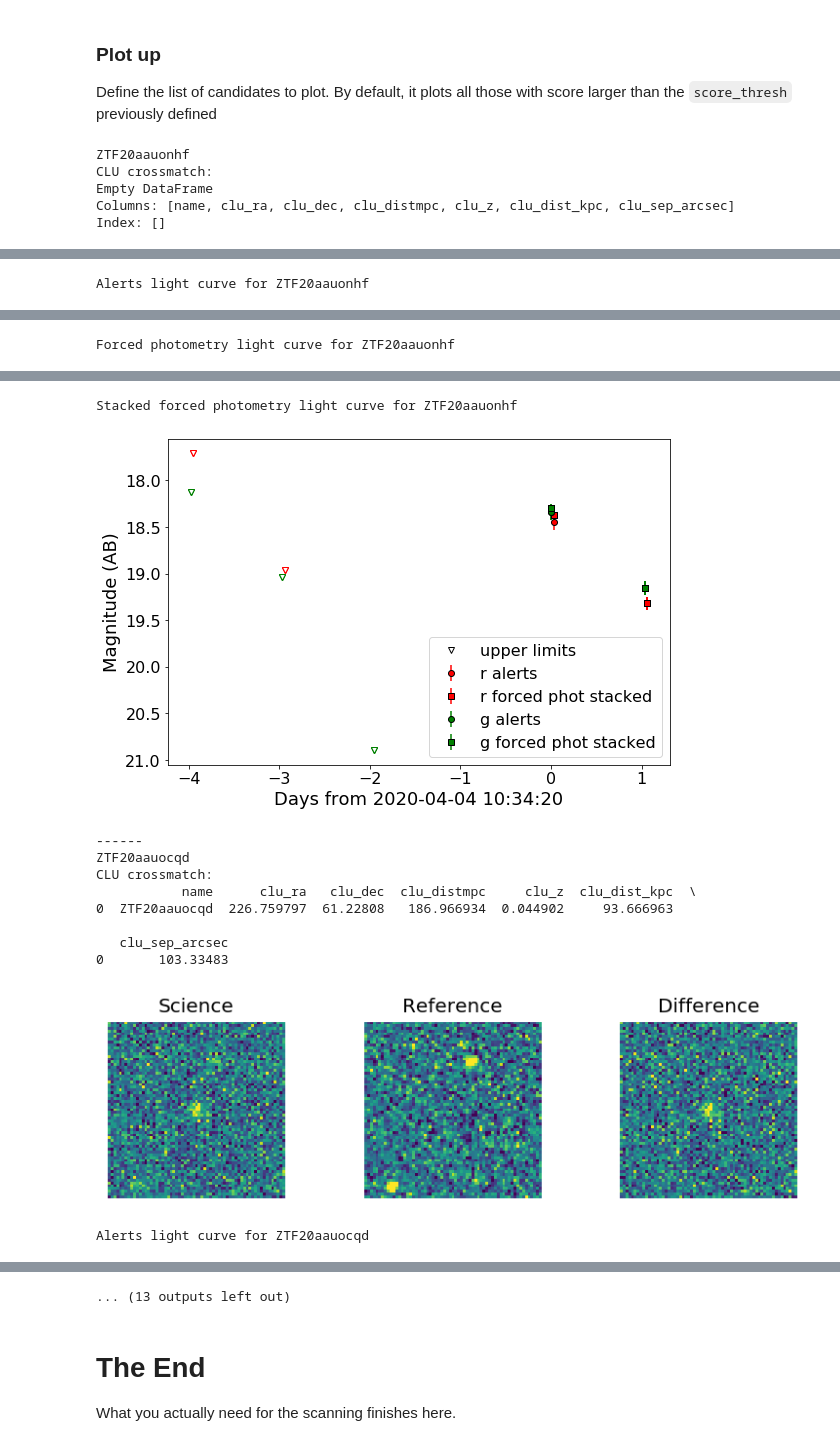
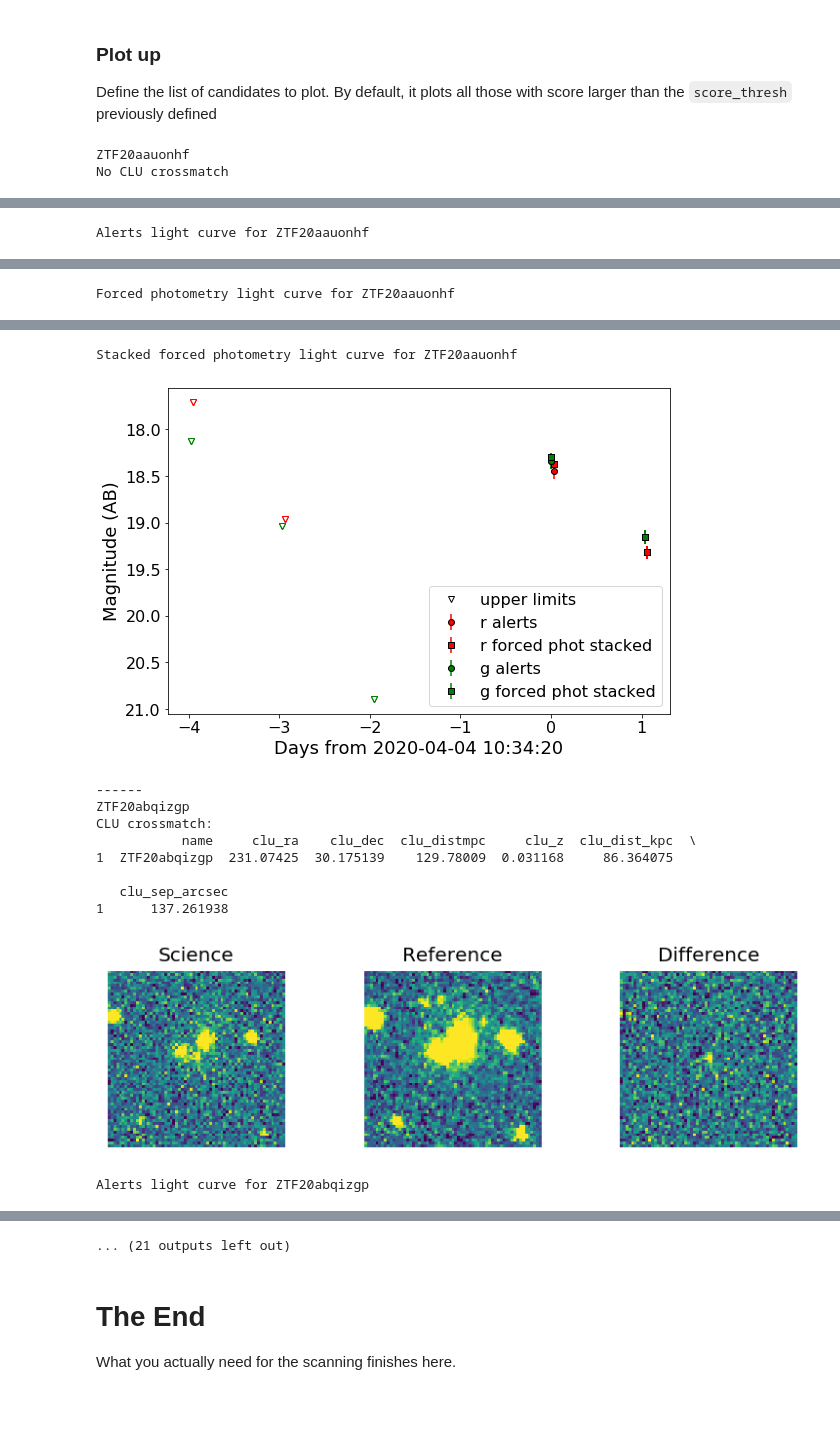
Before and after one commit to growth-astro/ztfrest, a Jupyter notebook: scanning_payground_igor.ipynb, the cells around one changed output, grey strips where cells are left out. Drawn from its saved outputs; the diff is of its cells as text; code cells hidden in the pictures; blank space fills up the shorter version.

Commit message:
Updated scores and threshold

```diff
--- a/scanning_payground_igor.ipynb
+++ b/scanning_payground_igor.ipynb
@@ -389,5 +386,7 @@ galaxy_match_filt = pd.read_sql_query("SELECT name FROM crossmatch \
 WHERE (clu_dist_kpc < 100) and (clu_distmpc > 10)", con).drop_duplicates('name').values
 print('galaxy_match_filt: ' + str(len(galaxy_match_filt)))
 
-scoring_df['galaxy_match_filt'] = [10 if name in galaxy_match_filt else 0 for name in scoring_df['name']]
+
+# Now the CLU crossmatching is giving zero points, change as desired.
+scoring_df['galaxy_match_filt'] = [1 if name in galaxy_match_filt else 0 for name in scoring_df['name']]
 # %% [output]
@@ -428,7 +427,7 @@ result_df.sort_values(by='sum', ascending=False)[:12]
 ### Distribution of the resultng scores
 # %%
 # Define a scoring threshold
-score_thresh = 0
+score_thresh = 1
 # %%
 fig, ax = plt.subplots(1,1)
 print(f"There are {len(result_df[result_df['sum'] > score_thresh])} candidates above the scoring threshold")
@@ -718,45 +717,43 @@ list_out = []
 
 for name in list_names:
     print(name)
-    print("CLU crossmatch:")
     clu_crossmatch = clu[clu['name'] == name]
     if clu_crossmatch.empty:
-        print()
-    print(clu[clu['name'] == name])
+        print("No CLU crossmatch")
+    else:
+        print("CLU crossmatch:")
+        print(clu[clu['name'] == name])
     ###print(glade[glade['name'] == name])
     alerts = get_cutouts(name, username_kowalski, password_kowalski)
     triplet = make_triplet(alerts[0])
     plot_triplet(triplet)
     print(f"Alerts light curve for {name}")
     plot_lc(name, forced=False, stack=False, plot_alerts=True, save=False, inset=False, tr=triplet, plot_cow=False, plot_gfo=False, plot_bulla=False, filtermatch='g')
     print(f"Forced photometry light curve for {name}")
     plot_lc(name, forced=True, stack=False, plot_alerts=True, save=False, inset=False, tr=triplet, plot_cow=False, plot_gfo=False, plot_bulla=False, filtermatch='g')
     print(f"Stacked forced photometry light curve for {name}")
     plot_lc(name, forced=True, stack=True, plot_alerts=True, save=False, inset=False, tr=triplet, plot_cow=False, plot_gfo=False, plot_bulla=False, filtermatch='g')
     print("------")
     list_out.append(name)
 print(f"Found {len(list_out)} candidates")
 print(list_out)
 # %% [output]
 ZTF20aauonhf
-CLU crossmatch:
-Empty DataFrame
-Columns: [name, clu_ra, clu_dec, clu_distmpc, clu_z, clu_dist_kpc, clu_sep_arcsec]
-Index: []
+No CLU crossmatch
 [figure]
 Alerts light curve for ZTF20aauonhf
 [figure]
 Forced photometry light curve for ZTF20aauonhf
 [figure]
 Stacked forced photometry light curve for ZTF20aauonhf
 [figure]
 ------
-ZTF20aauocqd
+ZTF20abqizgp
 CLU crossmatch:
-           name      clu_ra   clu_dec  clu_distmpc     clu_z  clu_dist_kpc  \
-0  ZTF20aauocqd  226.759797  61.22808   186.966934  0.044902     93.666963
+           name     clu_ra    clu_dec  clu_distmpc     clu_z  clu_dist_kpc  \
+1  ZTF20abqizgp  231.07425  30.175139    129.78009  0.031168     86.364075
 
    clu_sep_arcsec
-0       103.33483
+1      137.261938
-[figure, old version]
+[figure, new version]
-Alerts light curve for ZTF20aauocqd
+Alerts light curve for ZTF20abqizgp
@@ -764,4 +761,4 @@ Alerts light curve for ZTF20aauocqd
-... (13 outputs left out)
+... (21 outputs left out)
 # %% [markdown]
 # The End
 What you actually need for the scanning finishes here.
```
Also changed, not shown: parts of 16 cells of this notebook.
